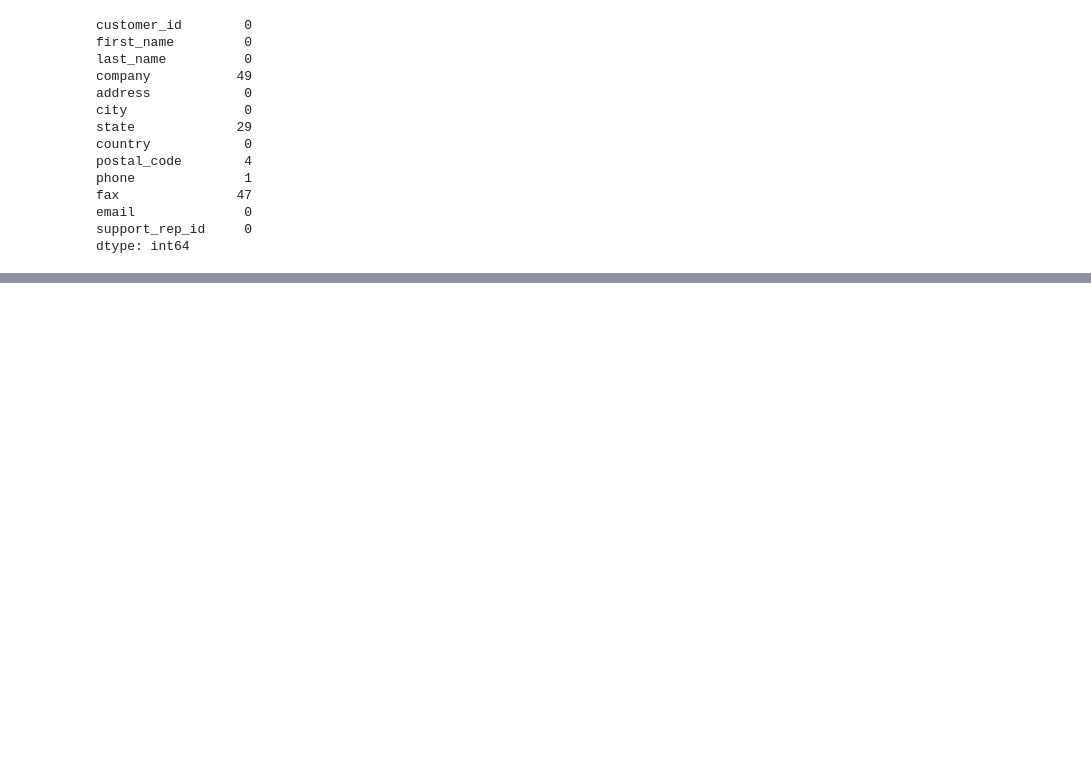
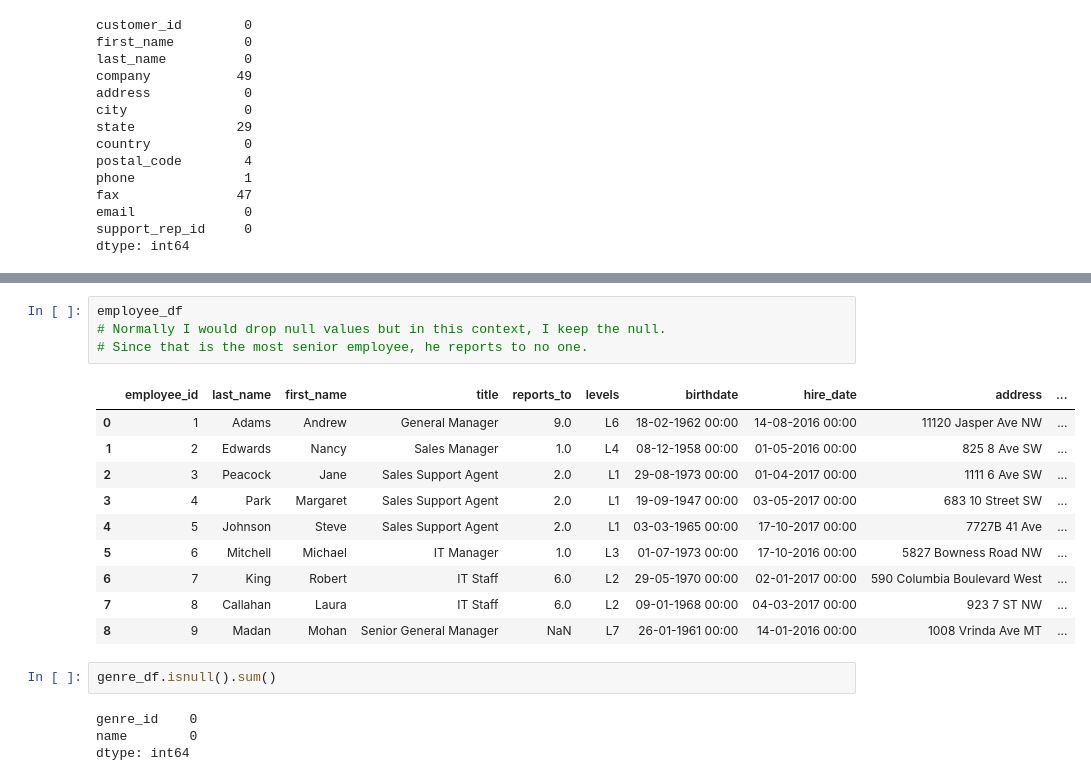
Before and after one commit to IPadaJT/MusicInsights, a Jupyter notebook: ExploringData.ipynb, the cells around one changed output, grey strips where cells are left out. Cells and saved outputs as stored; diff of their text form; blank space fills up the shorter version.

```diff
--- a/ExploringData.ipynb
+++ b/ExploringData.ipynb
@@ -88,0 +123,21 @@ clean_customer_df
+# %%
+employee_df
+# Normally I would drop null values but in this context, I keep the null.
+# Since that is the most senior employee, he reports to no one.
+# %% [output]
+|  | employee_id | last_name | first_name | title | reports_to | levels | birthdate | hire_date | address | ... |
+| 0 | 1 | Adams | Andrew | General Manager | 9.0 | L6 | 18-02-1962 00:00 | 14-08-2016 00:00 | 11120 Jasper Ave NW | ... |
+| 1 | 2 | Edwards | Nancy | Sales Manager | 1.0 | L4 | 08-12-1958 00:00 | 01-05-2016 00:00 | 825 8 Ave SW | ... |
+| 2 | 3 | Peacock | Jane | Sales Support Agent | 2.0 | L1 | 29-08-1973 00:00 | 01-04-2017 00:00 | 1111 6 Ave SW | ... |
+| 3 | 4 | Park | Margaret | Sales Support Agent | 2.0 | L1 | 19-09-1947 00:00 | 03-05-2017 00:00 | 683 10 Street SW | ... |
+| 4 | 5 | Johnson | Steve | Sales Support Agent | 2.0 | L1 | 03-03-1965 00:00 | 17-10-2017 00:00 | 7727B 41 Ave | ... |
+| 5 | 6 | Mitchell | Michael | IT Manager | 1.0 | L3 | 01-07-1973 00:00 | 17-10-2016 00:00 | 5827 Bowness Road NW | ... |
+| 6 | 7 | King | Robert | IT Staff | 6.0 | L2 | 29-05-1970 00:00 | 02-01-2017 00:00 | 590 Columbia Boulevard West | ... |
+| 7 | 8 | Callahan | Laura | IT Staff | 6.0 | L2 | 09-01-1968 00:00 | 04-03-2017 00:00 | 923 7 ST NW | ... |
+| 8 | 9 | Madan | Mohan | Senior General Manager | NaN | L7 | 26-01-1961 00:00 | 14-01-2016 00:00 | 1008 Vrinda Ave MT | ... |
+# %%
+genre_df.isnull().sum()
+# %% [output]
+genre_id    0
+name        0
+dtype: int64
```
Also changed, not shown: parts of 12 cells of this notebook.
